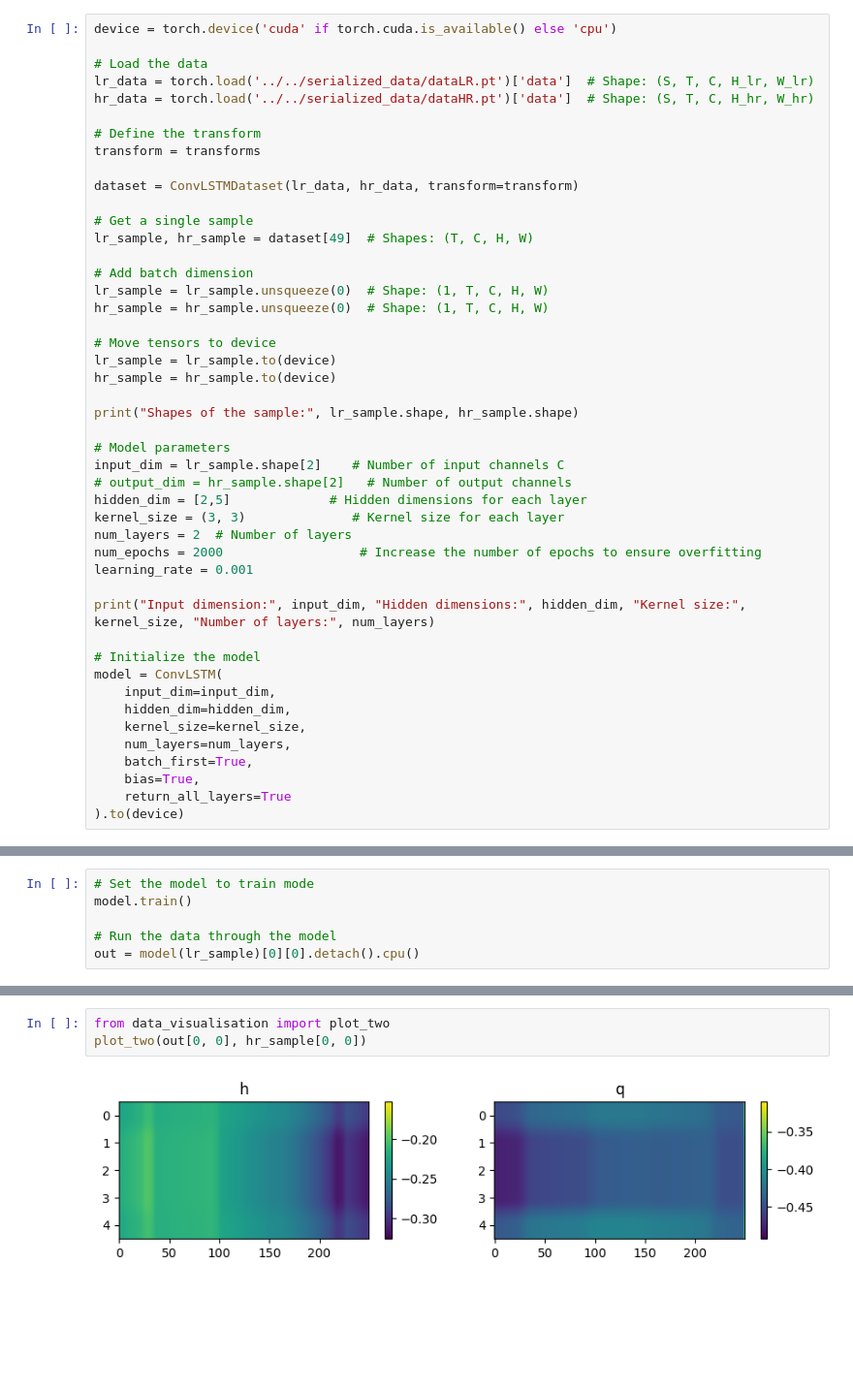
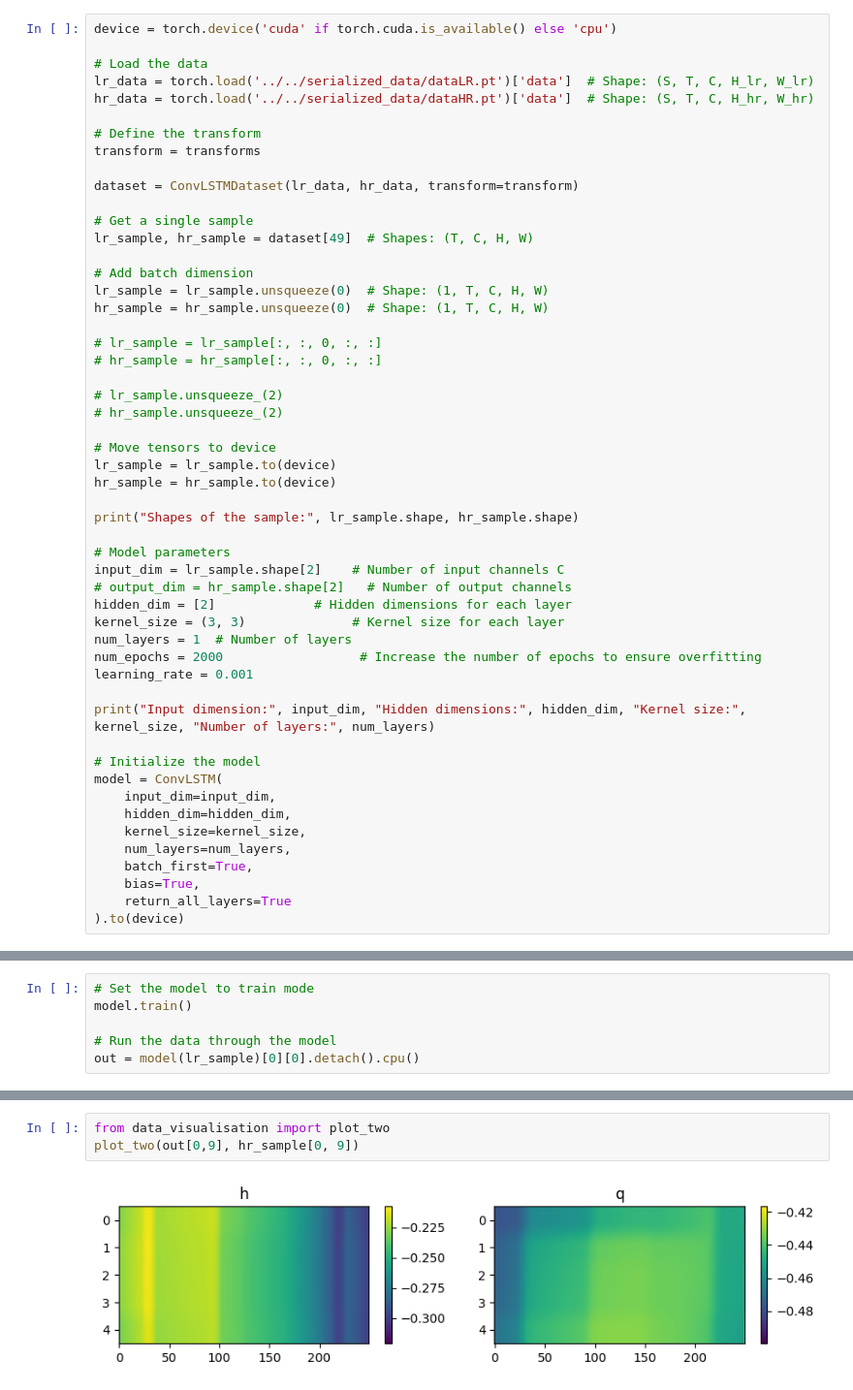
Before and after one commit to MaximeD34/downscaling, a Jupyter notebook: downscaling_module/experiments/test_models.ipynb, the cells around one changed output, grey strips where cells are left out. Shown: that part at 97% size. Drawn from its saved outputs; the diff is of its cells as text; blank space fills up the shorter version.

```diff
--- a/downscaling_module/experiments/test_models.ipynb
+++ b/downscaling_module/experiments/test_models.ipynb
@@ -28,6 +32,12 @@ lr_sample, hr_sample = dataset[49]  # Shapes: (T, C, H, W)
 lr_sample = lr_sample.unsqueeze(0)  # Shape: (1, T, C, H, W)
 hr_sample = hr_sample.unsqueeze(0)  # Shape: (1, T, C, H, W)
 
+# lr_sample = lr_sample[:, :, 0, :, :]
+# hr_sample = hr_sample[:, :, 0, :, :]
+
+# lr_sample.unsqueeze_(2)
+# hr_sample.unsqueeze_(2)
+
 # Move tensors to device
 lr_sample = lr_sample.to(device)
 hr_sample = hr_sample.to(device)
@@ -37,9 +47,9 @@ print("Shapes of the sample:", lr_sample.shape, hr_sample.shape)
 # Model parameters
 input_dim = lr_sample.shape[2]    # Number of input channels C
 # output_dim = hr_sample.shape[2]   # Number of output channels
-hidden_dim = [2,5]             # Hidden dimensions for each layer
+hidden_dim = [2]             # Hidden dimensions for each layer
 kernel_size = (3, 3)              # Kernel size for each layer
-num_layers = 2  # Number of layers
+num_layers = 1  # Number of layers
 num_epochs = 2000                  # Increase the number of epochs to ensure overfitting
 learning_rate = 0.001
 
@@ -109,5 +105,5 @@ MSE Loss: 9.408922051079571e-05
 # %%
 from data_visualisation import plot_two
-plot_two(out[0, 0], hr_sample[0, 0])
+plot_two(out[0,9], hr_sample[0, 9])
 # %% [output]
-[figure, old version]
+[figure, new version]
```
Also changed, not shown: parts of 14 cells of this notebook, 6 other files.
